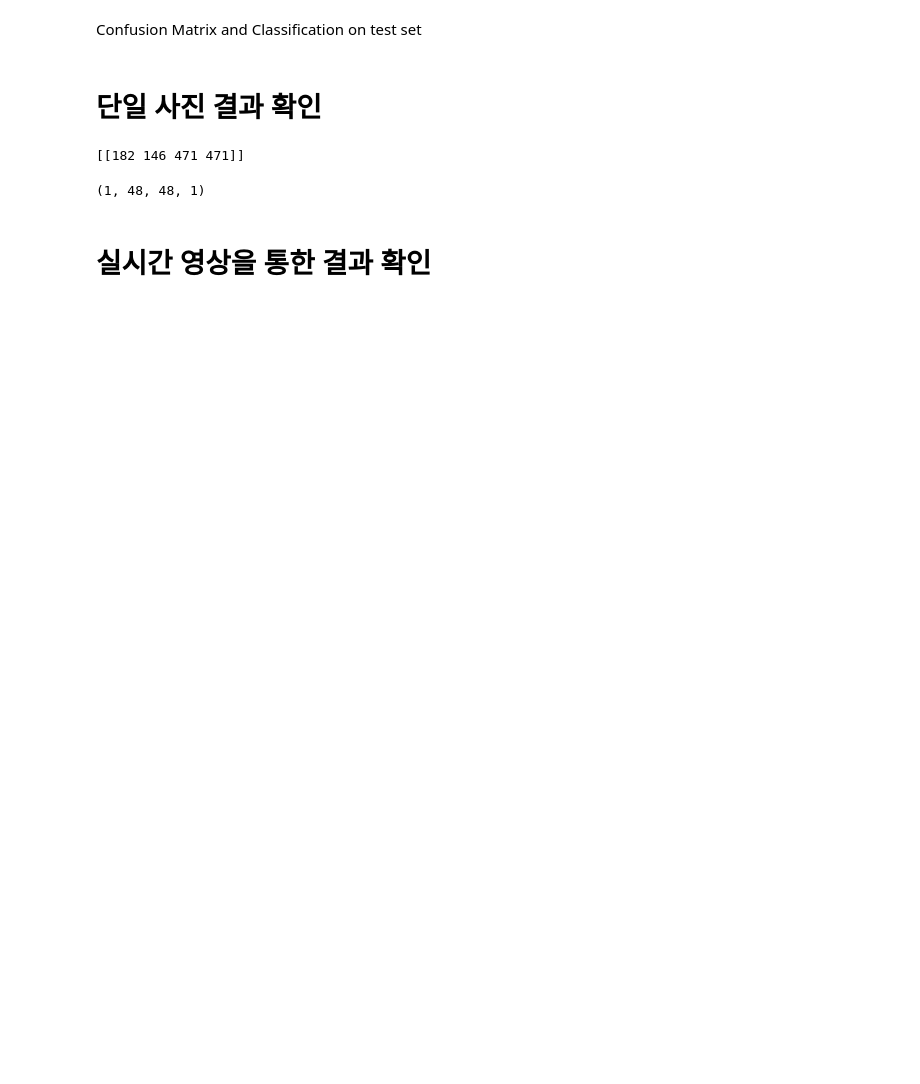
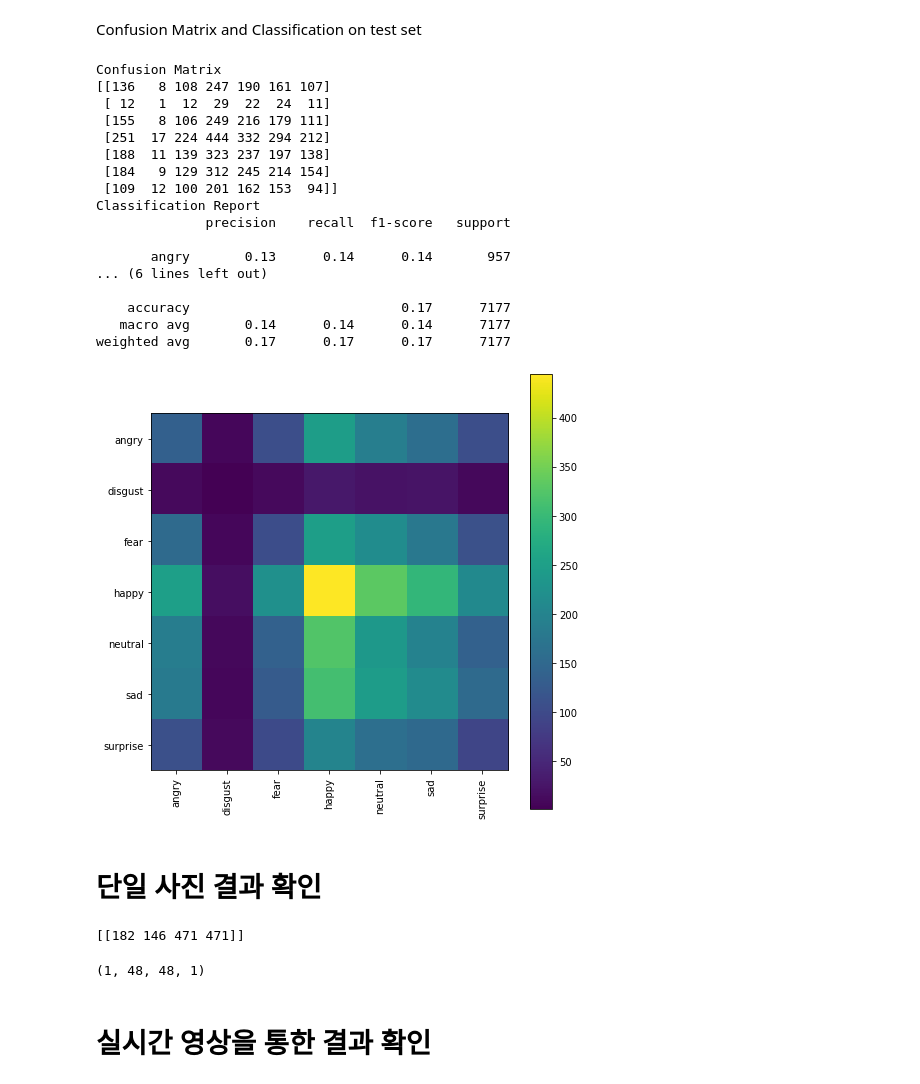
Before and after one commit to MaskedFaceRecognition/Emotion_Classification, a Jupyter notebook: Emotion_Classification_1_1.ipynb, the cells around one changed output. Drawn from its saved outputs; the diff is of its cells as text; code cells hidden in the pictures; blank space fills up the shorter version.

```diff
--- a/Emotion_Classification_1_1.ipynb
+++ b/Emotion_Classification_1_1.ipynb
@@ -286,25 +307,48 @@ _ = plt.yticks(tick_mark, target_names)
 # %% [markdown]
 Confusion Matrix and Classification on test set
+# %%
+per = np.random.permutation(test_set.n)
+test_set.index_array = per
+classes = test_set.classes[per]
 # %%
 y_pred = fernet.predict(test_set)
 y_pred = np.argmax(y_pred, axis=1)
 class_labels = test_set.class_indices
 class_labels = {v:k for k,v in class_labels.items()}
 
 #from sklearn.metrics import classification_report, confusion_matrix
-cm_test = confusion_matrix(test_set.classes, y_pred)
+cm_test = confusion_matrix(classes, y_pred)
 print('Confusion Matrix')
 print(cm_test)
 print('Classification Report')
 target_names = list(class_labels.values())
-print(classification_report(test_set.classes, y_pred, target_names=target_names))
+print(classification_report(classes, y_pred, target_names=target_names))
 
 plt.figure(figsize=(8,8))
 plt.imshow(cm_test, interpolation='nearest')
 plt.colorbar()
 tick_mark = np.arange(len(target_names))
 _ = plt.xticks(tick_mark, target_names, rotation=90)
 _ = plt.yticks(tick_mark, target_names)
+# %% [output]
+Confusion Matrix
+[[136   8 108 247 190 161 107]
+ [ 12   1  12  29  22  24  11]
+ [155   8 106 249 216 179 111]
+ [251  17 224 444 332 294 212]
+ [188  11 139 323 237 197 138]
+ [184   9 129 312 245 214 154]
+ [109  12 100 201 162 153  94]]
+Classification Report
+              precision    recall  f1-score   support
+
+       angry       0.13      0.14      0.14       957
+... (6 lines left out)
+
+    accuracy                           0.17      7177
+   macro avg       0.14      0.14      0.14      7177
+weighted avg       0.17      0.17      0.17      7177
+[figure, added]
 # %% [markdown]
 # 단일 사진 결과 확인
 # %%
```
Also changed, not shown: parts of 13 cells of this notebook.
